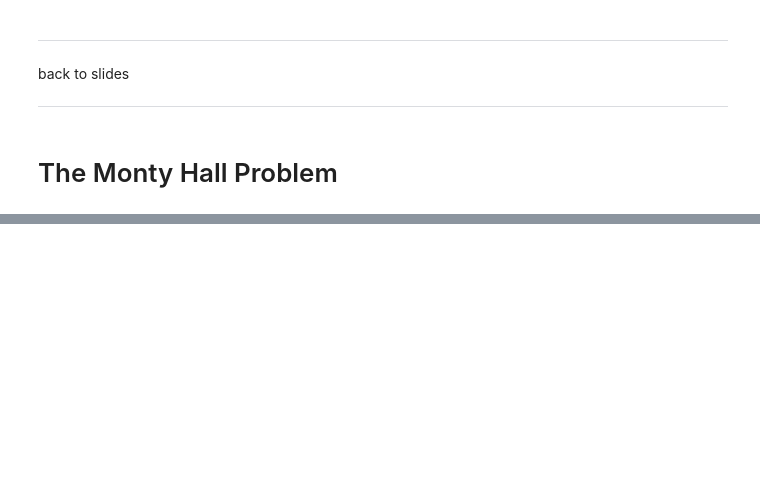
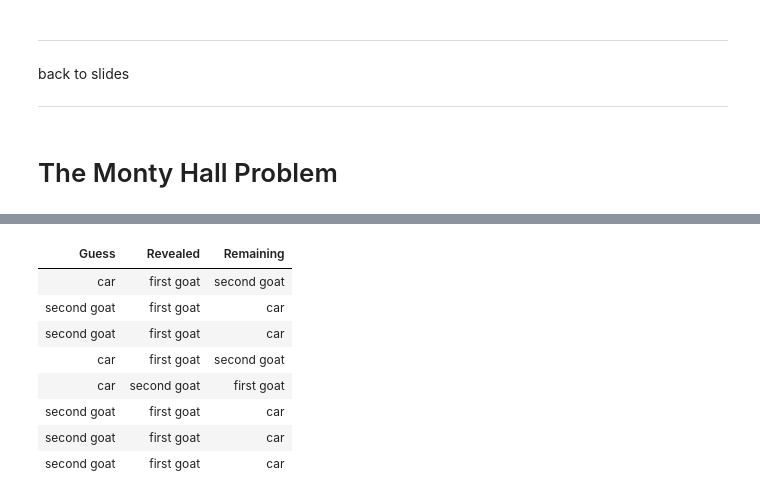
Before and after one commit to ucsb-ds/cmpsc5a-s24-students, a Jupyter notebook: lec-notebooks/lec13_chance-live.ipynb, the cells around one changed output, grey strips where cells are left out. Drawn from its saved outputs; the diff is of its cells as text; code cells hidden in the pictures; blank space fills up the shorter version.

```diff
--- a/lec-notebooks/lec13_chance-live.ipynb
+++ b/lec-notebooks/lec13_chance-live.ipynb
@@ -165,5 +191,3 @@ monty_hall()
 # %%
 results = Table(['Guess', 'Revealed', 'Remaining'])
-
-for i in np.arange(10000):
-    results.append(monty_hall())
+results
@@ -169,0 +206,16 @@ for i in np.arange(10000):
+# %%
+results
+results.append(monty_hall())
+results.append(monty_hall())
+results.append(monty_hall())
+results.append(monty_hall())
+# %% [output]
+| Guess | Revealed | Remaining |
+| car | first goat | second goat |
+| second goat | first goat | car |
+| second goat | first goat | car |
+| car | first goat | second goat |
+| car | second goat | first goat |
+| second goat | first goat | car |
+| second goat | first goat | car |
+| second goat | first goat | car |
```
Also changed, not shown: parts of 22 cells of this notebook, 1 other file.
